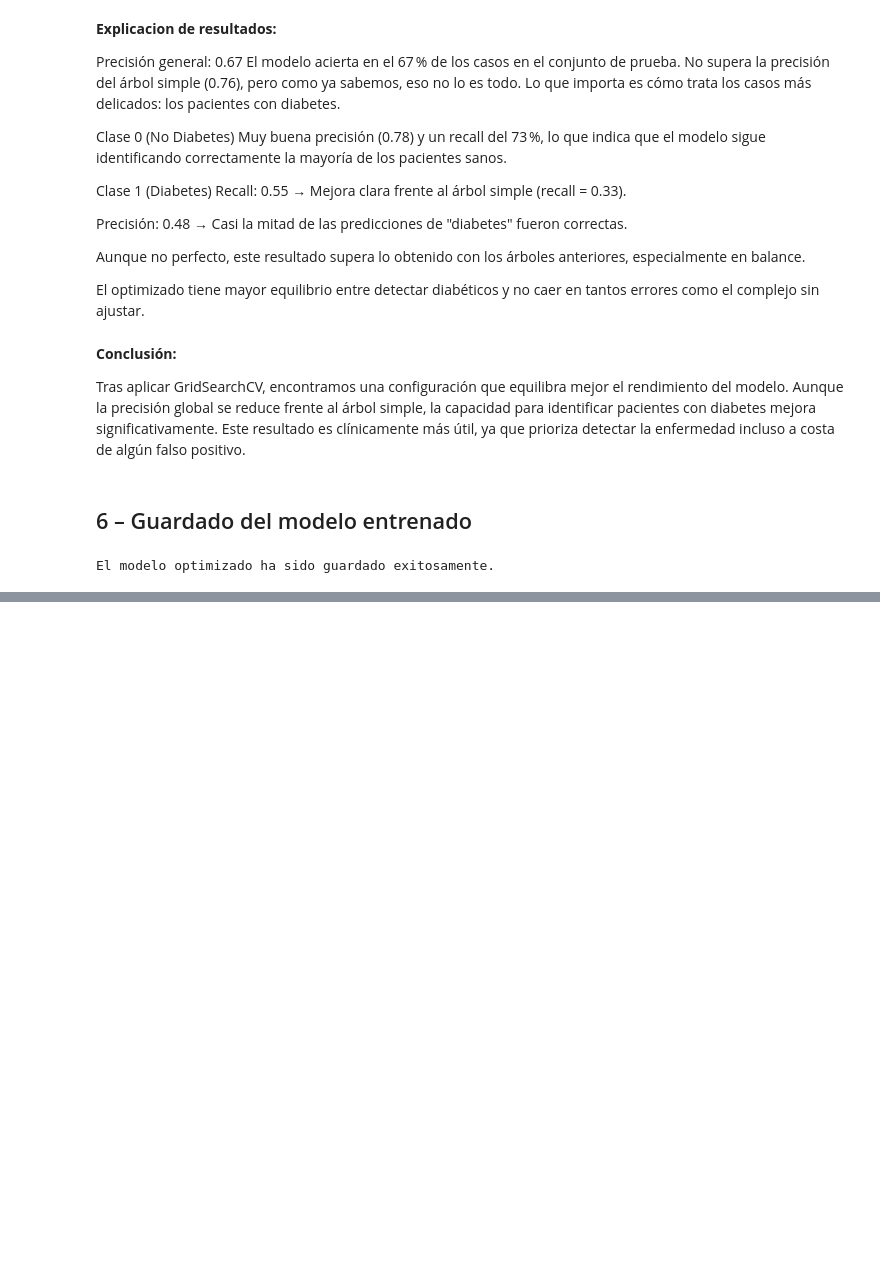
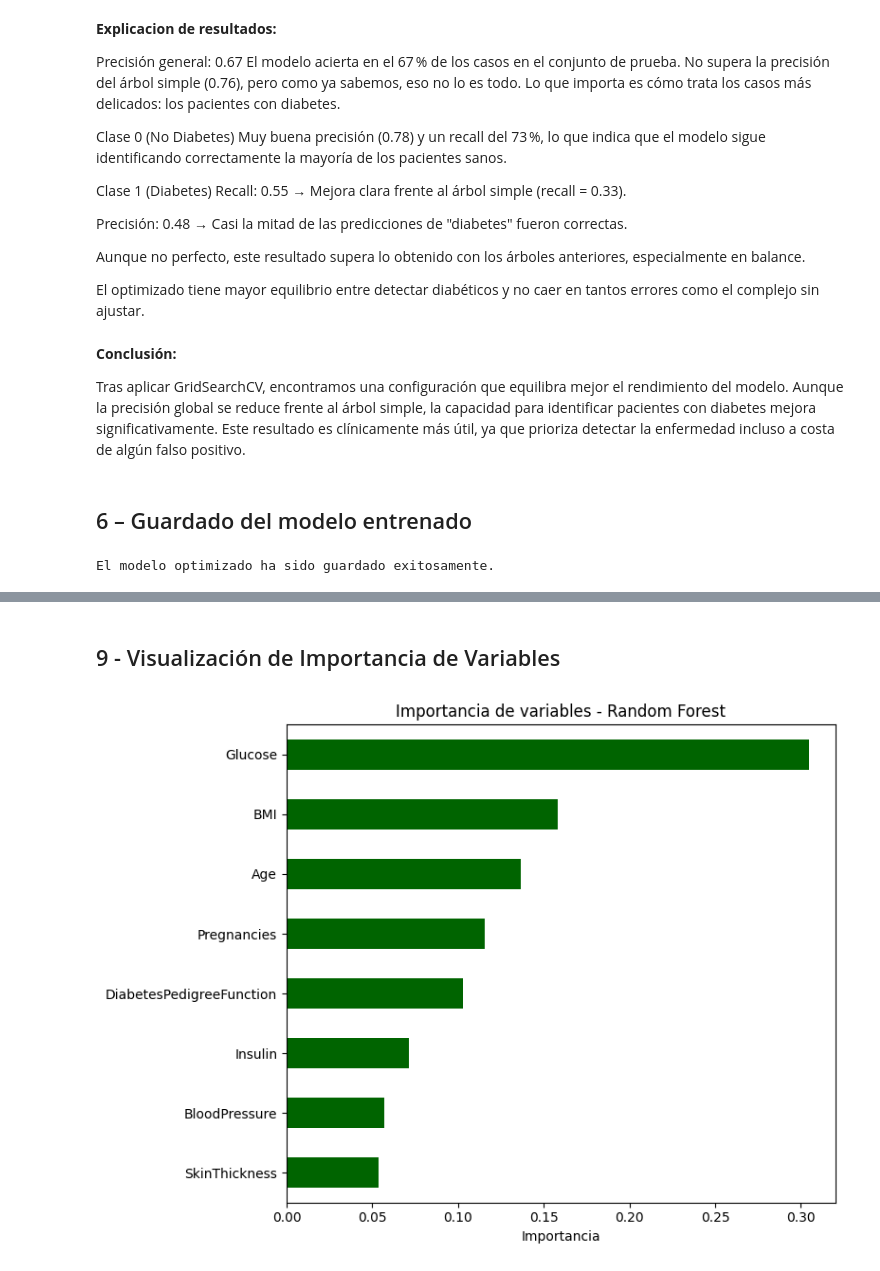
Before and after one commit to 4GeeksAcademy/Jacinto-Proyecto-Tutorial-de-Mejorando-Algoritmos, a Jupyter notebook: src/explore.ipynb, the cells around one changed output, grey strips where cells are left out. Drawn from its saved outputs; the diff is of its cells as text; code cells hidden in the pictures; blank space fills up the shorter version.

```diff
--- a/src/explore.ipynb
+++ b/src/explore.ipynb
@@ -461,0 +528,22 @@ El modelo optimizado ha sido guardado exitosamente.
+# %%
+# Definir la rejilla de búsqueda
+param_grid = {
+    "n_estimators": [50, 100, 200],
+    "max_depth": [None, 5, 10],
+    "min_samples_split": [2, 5, 10]
+}
+
+# Inicializar el modelo base
+rf_base = RandomForestClassifier(random_state=42)
+
+# Búsqueda con validación cruzada
+grid_search = GridSearchCV(
+    estimator=rf_base,
+    param_grid=param_grid,
+    cv=5,
+    scoring="accuracy",
+    n_jobs=-1,
+    verbose=1
+)
+
+grid_search.fit(X_train, y_train)
@@ -461,0 +564,11 @@ El modelo optimizado ha sido guardado exitosamente.
+# %%
+# Evaluar el modelo optimizado sobre el test
+# Modelo optimizado
+modelo_rf_optimo = grid_search.best_estimator_
+
+# Predicciones y evaluación
+y_pred_optimo = modelo_rf_optimo.predict(X_test)
+
+print(f"Precisión final en test: {accuracy_score(y_test, y_pred_optimo):.2f}")
+print("\nReporte de clasificación optimizado:")
+print(classification_report(y_test, y_pred_optimo, zero_division=0))
@@ -461,0 +607,16 @@ El modelo optimizado ha sido guardado exitosamente.
+# %% [markdown]
+## 9 - Visualización de Importancia de Variables
+# %%
+# Extraer importancia de variables del modelo optimizado
+importancias = pd.Series(modelo_rf_optimo.feature_importances_, index=X.columns)
+importancias = importancias.sort_values(ascending=True)
+
+# Gráfica
+plt.figure(figsize=(8, 6))
+importancias.plot(kind='barh', color='darkgreen')
+plt.title("Importancia de variables - Random Forest")
+plt.xlabel("Importancia")
+plt.tight_layout()
+plt.show()
+# %% [output]
+[figure, added]
```
Also changed, not shown: parts of 16 cells of this notebook, 1 other file.
